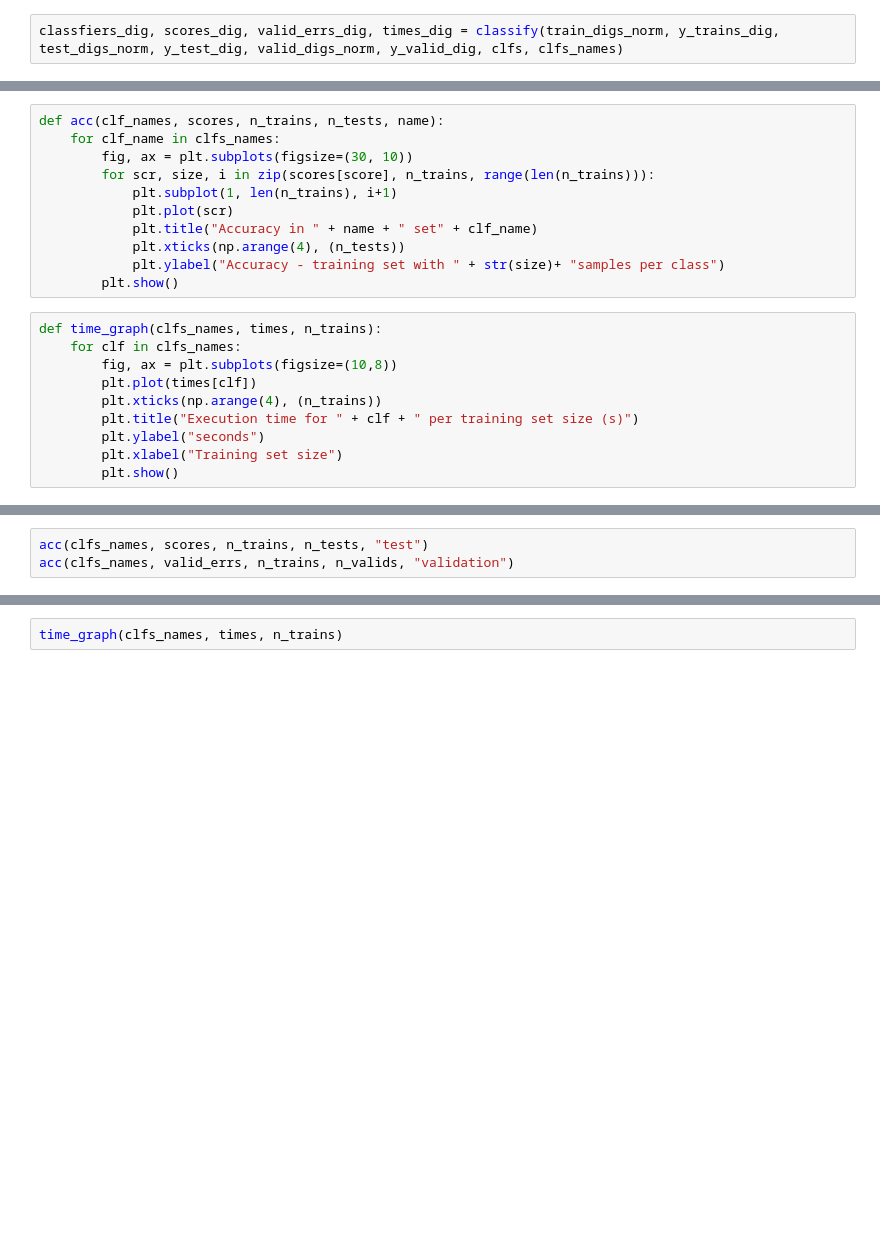
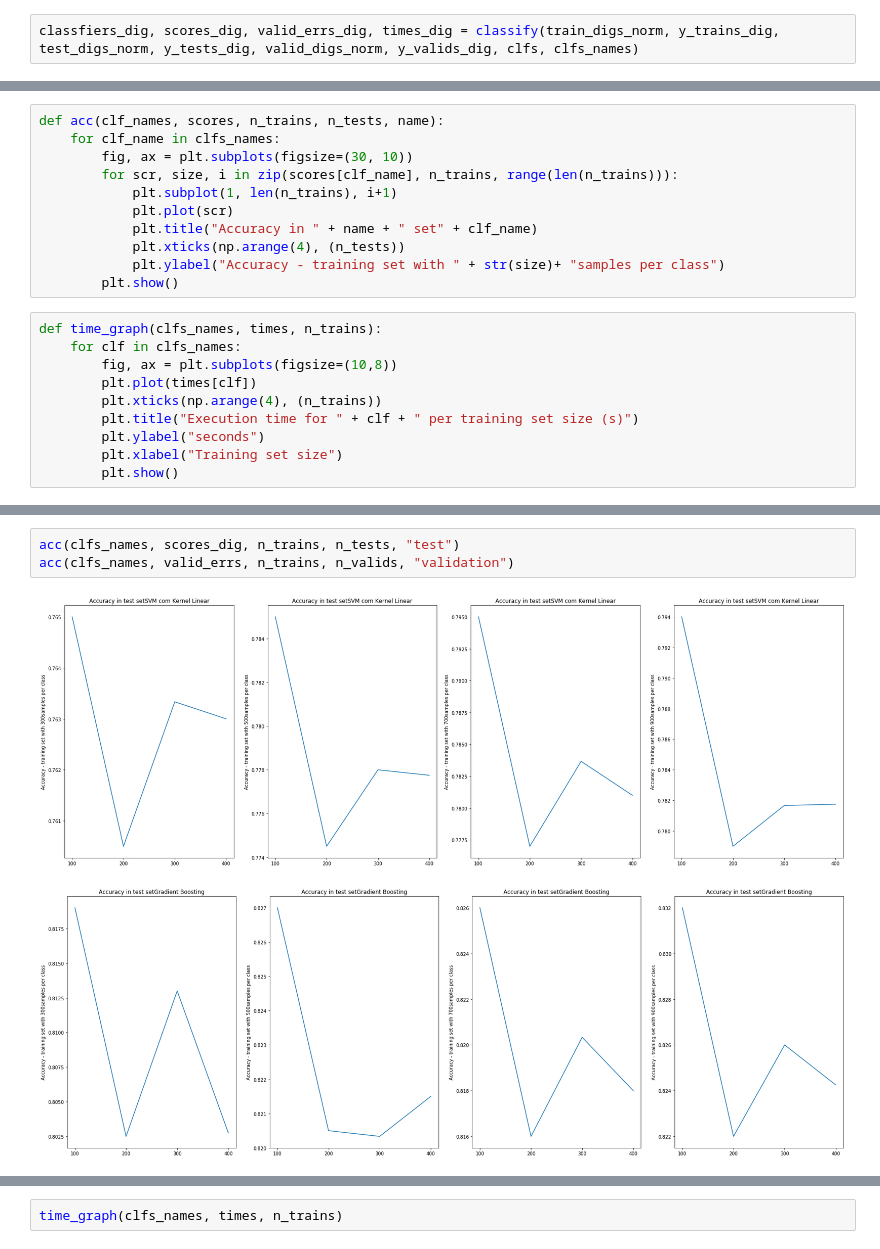
Before and after one commit to Larissa13/MAC5749, a Jupyter notebook: projects/groupA3-Features/Classification.ipynb, the cells around one changed output, grey strips where cells are left out. Cells and saved outputs as stored; diff of their text form; blank space fills up the shorter version.

```diff
--- a/projects/groupA3-Features/Classification.ipynb
+++ b/projects/groupA3-Features/Classification.ipynb
@@ -489,4 +514,4 @@ classifiers, scores, valid_errs, times = classify(train_norm, y_train_red, test_
 # %% [markdown]
 ### Classifying only digits
 # %%
-classfiers_dig, scores_dig, valid_errs_dig, times_dig = classify(train_digs_norm, y_trains_dig, test_digs_norm, y_test_dig, valid_digs_norm, y_valid_dig, clfs, clfs_names)
+classfiers_dig, scores_dig, valid_errs_dig, times_dig = classify(train_digs_norm, y_trains_dig, test_digs_norm, y_tests_dig, valid_digs_norm, y_valids_dig, clfs, clfs_names)
@@ -517,7 +546,7 @@ def heatmap(test, label, classifier, characters, title):
 def acc(clf_names, scores, n_trains, n_tests, name):
     for clf_name in clfs_names:
         fig, ax = plt.subplots(figsize=(30, 10))
-        for scr, size, i in zip(scores[score], n_trains, range(len(n_trains))):
+        for scr, size, i in zip(scores[clf_name], n_trains, range(len(n_trains))):
             plt.subplot(1, len(n_trains), i+1)
             plt.plot(scr)
             plt.title("Accuracy in " + name + " set" + clf_name)
@@ -540,3 +572,6 @@ heatmap(test_norm[1], y_test_perm[1], classifiers[clfs_names[1]][0], characters,
 # %%
-acc(clfs_names, scores, n_trains, n_tests, "test")
+acc(clfs_names, scores_dig, n_trains, n_tests, "test")
 acc(clfs_names, valid_errs, n_trains, n_valids, "validation")
+# %% [output]
+[figure, added]
+[figure, added]
```
Also changed, not shown: parts of 10 cells of this notebook.
